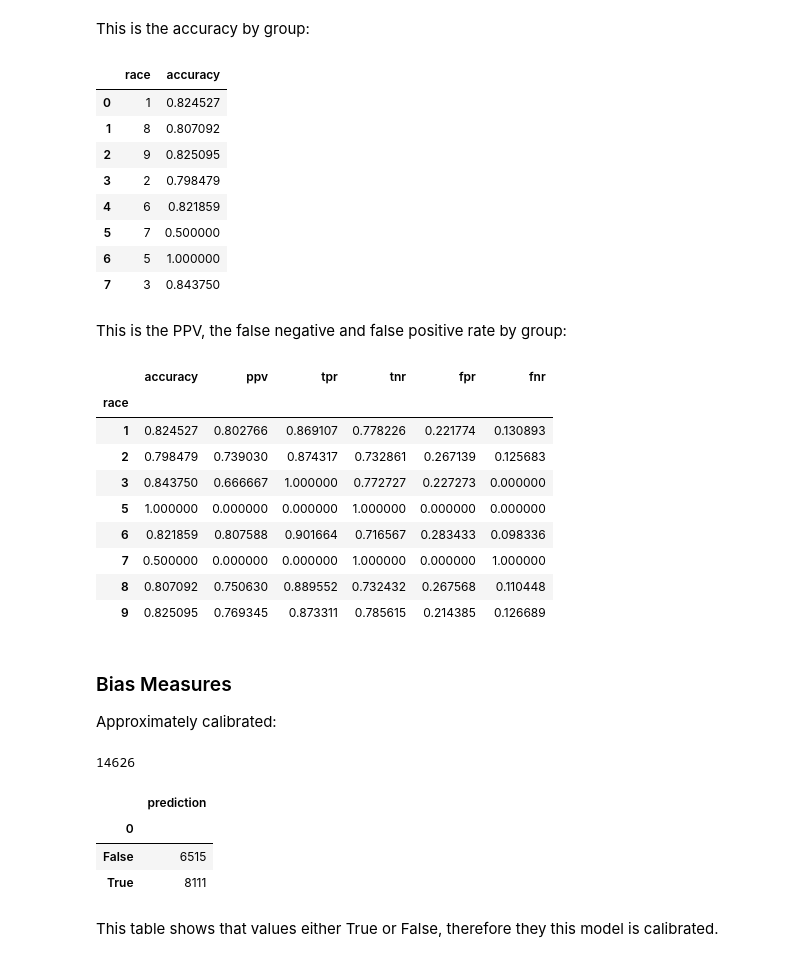
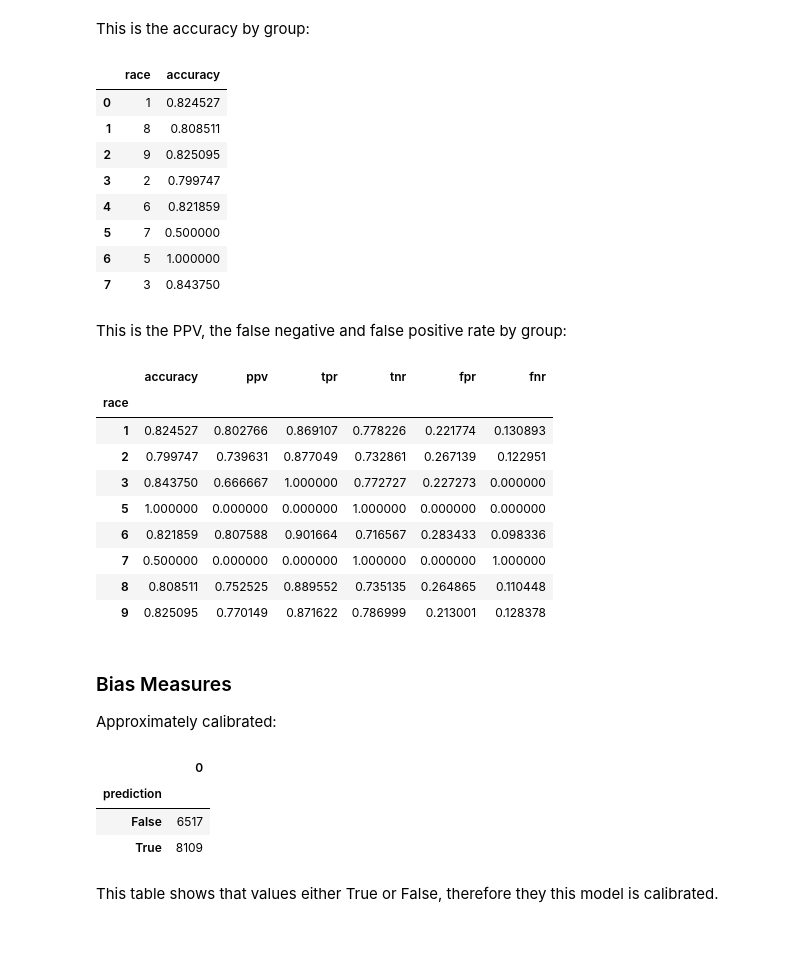
Before and after one commit to EpicET/EpicET.github.io, a Jupyter notebook: posts/blog3/index.ipynb, the cells around one changed output. Saved outputs shown, nothing was run; the diff lists cells and outputs as text; code cells hidden in the pictures.

```diff
--- a/posts/blog3/index.ipynb
+++ b/posts/blog3/index.ipynb
@@ -212,21 +217,21 @@ Overall false positive rate: 0.5357172557172557
 This is the accuracy by group:
 # %%
 groups = df["race"].unique()
-table = pd.DataFrame(groups, columns=["race"])
+audit = pd.DataFrame(groups, columns=["race"])
 
 accuracies = []
 for group in groups:
    accuracy = (pred == y_test)[group_test == group].mean()
    accuracies.append(accuracy)
 
-table["accuracy"] = accuracies
-table
+audit["accuracy"] = accuracies
+audit
 # %% [output]
 |  | race | accuracy |
 | 0 | 1 | 0.824527 |
-| 1 | 8 | 0.807092 |
+| 1 | 8 | 0.808511 |
 | 2 | 9 | 0.825095 |
-| 3 | 2 | 0.798479 |
+| 3 | 2 | 0.799747 |
 | 4 | 6 | 0.821859 |
 | 5 | 7 | 0.500000 |
 | 6 | 5 | 1.000000 |
@@ -247,48 +252,48 @@ for group in groups:
     tn = int(0)
     fn = int(0)
     for n, m, grp in zip(y_test, pred, group_test):
         if(grp == group):
             if m == n:
                 if n == True:
                     tp += 1
                 if n == False:
                     tn += 1
             if m != n:
                 if n == True:
                     fn += 1
                 if n == False:
                     fp += 1
     ppv = ppv = tp / (tp + fp) if (tp + fp) > 0 else 0
     ppvs.append(ppv)
     fnr = fn / (fn + tp)  if (fn + tp) > 0 else 0
     fnrs.append(fnr)
     fpr = fp / (fp + tn) if (fp + tn) > 0 else 0
     fprs.append(fpr)
     tpr = tp / (tp + fn) if (tp + fn) > 0 else 0
     tprs.append(tpr)
     tnr = tn / (tn + fp) if (tn + fp) > 0 else 0
     tnrs.append(tnr)
 
 
-table["ppv"] = ppvs
-table["tpr"] = tprs
-table["tnr"] = tnrs
-table["fpr"] = fprs
-table["fnr"] = fnrs
-table.set_index("race", inplace=True)
-table.sort_index(inplace=True)
-table
+audit["ppv"] = ppvs
+audit["tpr"] = tprs
+audit["tnr"] = tnrs
+audit["fpr"] = fprs
+audit["fnr"] = fnrs
+audit.set_index("race", inplace=True)
+audit.sort_index(inplace=True)
+audit
 # %% [output]
 |  | accuracy | ppv | tpr | tnr | fpr | fnr |
 | race |  |  |  |  |  |  |
 | 1 | 0.824527 | 0.802766 | 0.869107 | 0.778226 | 0.221774 | 0.130893 |
-| 2 | 0.798479 | 0.739030 | 0.874317 | 0.732861 | 0.267139 | 0.125683 |
+| 2 | 0.799747 | 0.739631 | 0.877049 | 0.732861 | 0.267139 | 0.122951 |
 | 3 | 0.843750 | 0.666667 | 1.000000 | 0.772727 | 0.227273 | 0.000000 |
 | 5 | 1.000000 | 0.000000 | 0.000000 | 1.000000 | 0.000000 | 0.000000 |
 | 6 | 0.821859 | 0.807588 | 0.901664 | 0.716567 | 0.283433 | 0.098336 |
 | 7 | 0.500000 | 0.000000 | 0.000000 | 1.000000 | 0.000000 | 1.000000 |
-| 8 | 0.807092 | 0.750630 | 0.889552 | 0.732432 | 0.267568 | 0.110448 |
-| 9 | 0.825095 | 0.769345 | 0.873311 | 0.785615 | 0.214385 | 0.126689 |
+| 8 | 0.808511 | 0.752525 | 0.889552 | 0.735135 | 0.264865 | 0.110448 |
+| 9 | 0.825095 | 0.770149 | 0.871622 | 0.786999 | 0.213001 | 0.128378 |
 # %% [markdown]
 ### Bias Measures
 
@@ -296,14 +301,12 @@ Approximately calibrated:
 # %%
 cal = pd.DataFrame(pred)
 cal["prediction"] = pred
-print(pred.size)
-cal.groupby(0).count()
+cal.groupby("prediction").count()
 # %% [output]
-14626
-|  | prediction |
-| 0 |  |
-| False | 6515 |
-| True | 8111 |
+|  | 0 |
+| prediction |  |
+| False | 6517 |
+| True | 8109 |
 # %% [markdown]
 This table shows that values either True or False, therefore they this model is calibrated.
 # %% [markdown]
```
Also changed, not shown: parts of 12 cells of this notebook, 2 other files.
